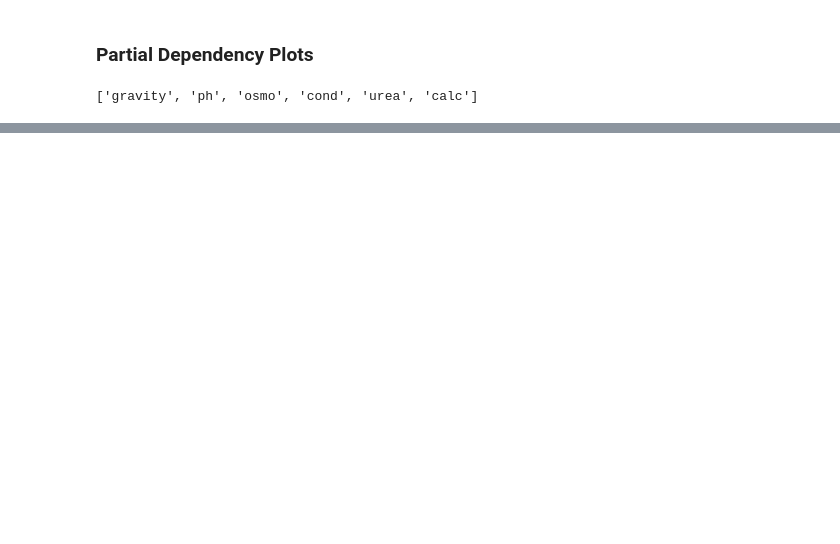
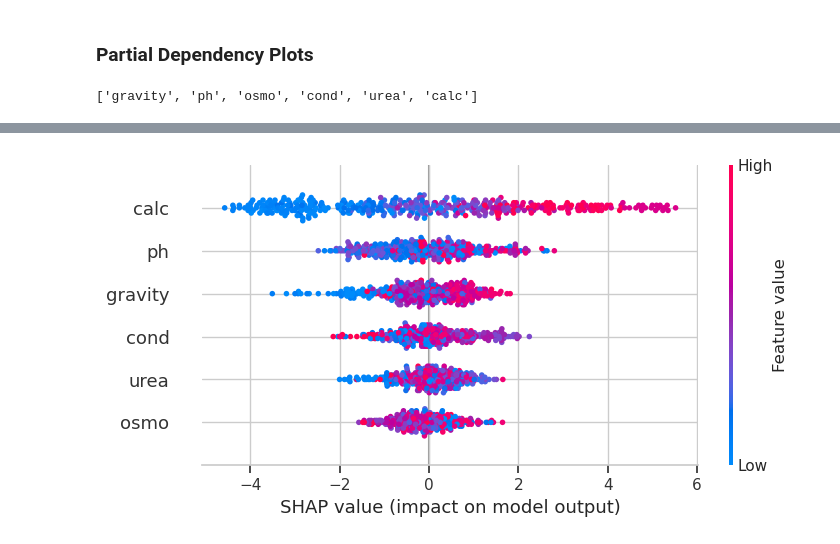
Before and after one commit to SilverSurferClash/ML_Best_Practices, a Jupyter notebook: bestprac-eda.ipynb, the cells around one changed output, grey strips where cells are left out. Saved outputs shown, nothing was run; the diff lists cells and outputs as text; code cells hidden in the pictures; blank space fills up the shorter version.

```diff
--- a/bestprac-eda.ipynb
+++ b/bestprac-eda.ipynb
@@ -355,0 +419,4 @@ partial_independent(train_bin, original_features)
+# %%
+shap.plots.beeswarm(shap_values)
+# %% [output]
+[figure, added]
```
Also changed, not shown: parts of 19 cells of this notebook.
